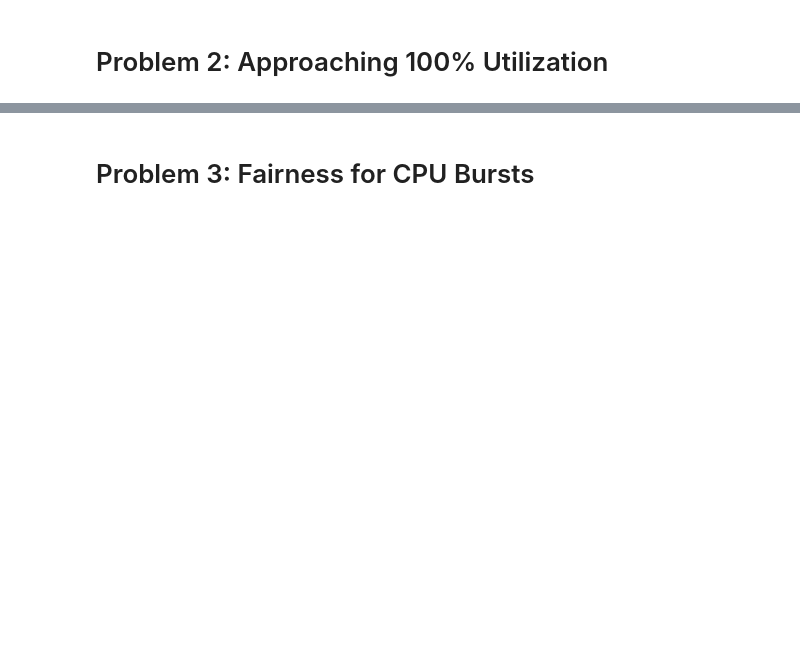
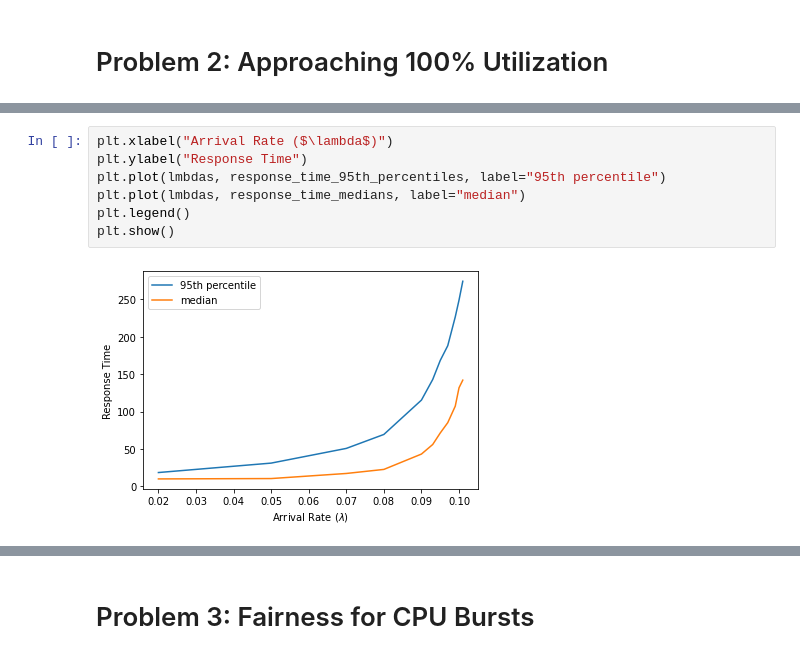
Before and after one commit to archit120/student0, a Jupyter notebook: hw3/scheduling.ipynb, the cells around one changed output, grey strips where cells are left out. Cells and saved outputs as stored; diff of their text form; blank space fills up the shorter version.

```diff
--- a/hw3/scheduling.ipynb
+++ b/hw3/scheduling.ipynb
@@ -876,0 +978,9 @@ for lmbda in lmbdas:
+# %%
+plt.xlabel("Arrival Rate ($\lambda$)")
+plt.ylabel("Response Time")
+plt.plot(lmbdas, response_time_95th_percentiles, label="95th percentile")
+plt.plot(lmbdas, response_time_medians, label="median")
+plt.legend()
+plt.show()
+# %% [output]
+[figure, added]
```
Also changed, not shown: parts of 16 cells of this notebook.
